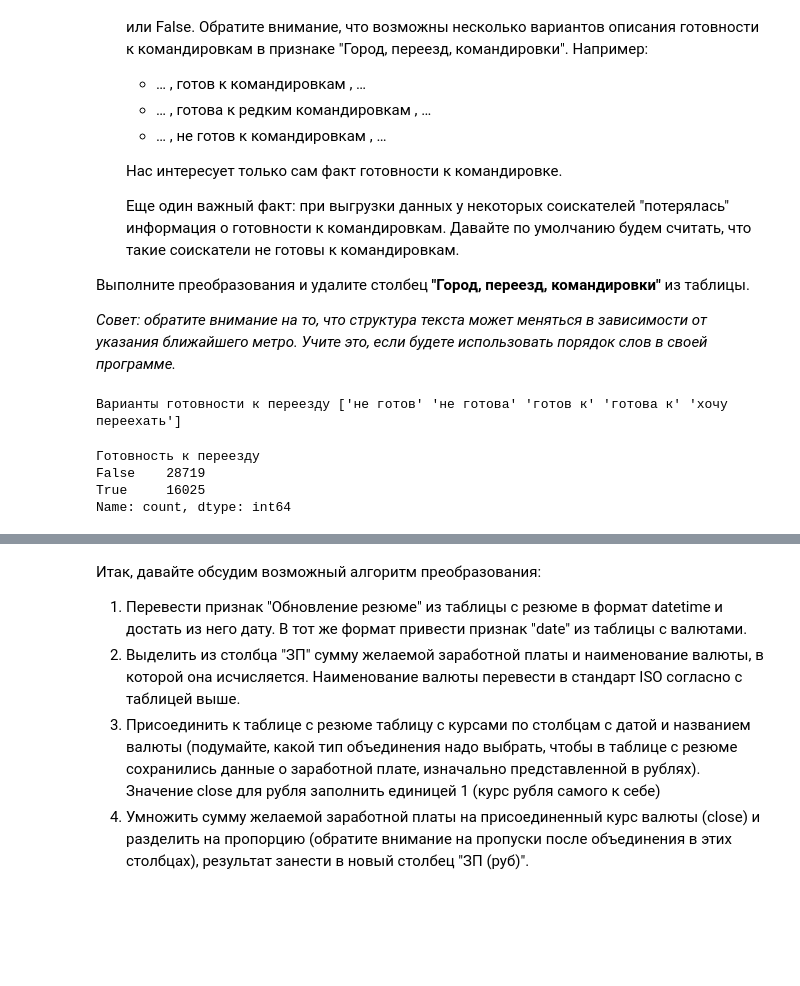
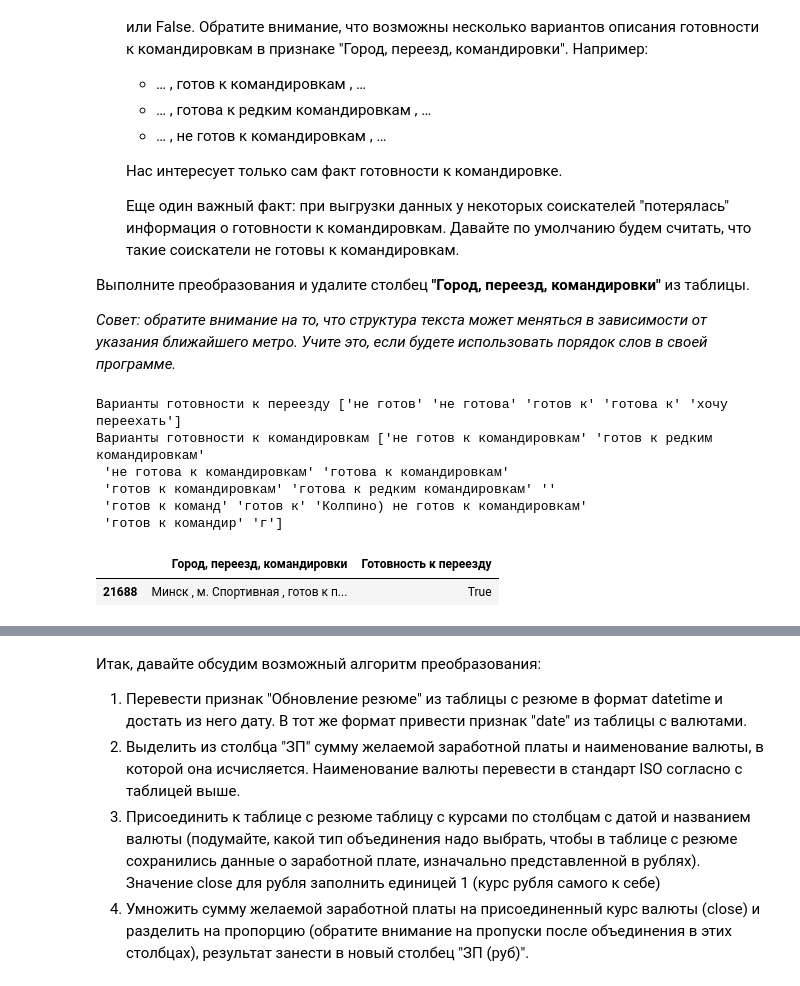
Before and after one commit to iTonyJah/DataScience, a Jupyter notebook: Edu/python_for_data_analysis/python_for_data_analysis_final_project.ipynb, the cells around one changed output, grey strips where cells are left out. Cells and saved outputs as stored; diff of their text form; code cells hidden in the pictures; blank space fills up the shorter version.

```diff
--- a/Edu/python_for_data_analysis/python_for_data_analysis_final_project.ipynb
+++ b/Edu/python_for_data_analysis/python_for_data_analysis_final_project.ipynb
@@ -100,9 +100,9 @@ df.describe()
 # %%
 df = data.copy()
 # %%
-def get_select(selection, splitby=' ', column_start=0, column_end=None, mapto=None, slice_shift=0):
+def get_select(selection, splitby=' ', column_start=0, column_end=None, mapto=None):
     selection_list = selection.split(splitby)
-    select = ' '.join(selection_list[(column_start+slice_shift):(column_end+slice_shift)])
+    select = ' '.join(selection_list[column_start:column_end])
     if mapto:
         select = mapto.get(select)
     return select
@@ -286,36 +286,43 @@ print("Медианный опыт работы (в месяцах) равен "
 # %%
 self_city = ['Москва', 'Санкт-Петербург',]
 million_cities = [
     'Новосибирск', 'Екатеринбург','Нижний Новгород', 'Казань', 'Челябинск', 'Омск', \
     'Самара', 'Ростов-на-Дону', 'Уфа', 'Красноярск', 'Пермь', 'Воронеж','Волгоград',
 ]
 
 df['Город'] = df['Город, переезд, командировки'].apply(get_select, splitby=' , ', column_start=0, column_end=1,)
 df['Город'] = df['Город'].apply(lambda x: x if x in self_city else 'город-миллионник' if x in million_cities else 'другие')
 
+# заведём временный признак для выделения строк с метро
 df['is_subway'] = df['Город, переезд, командировки'].apply(get_select, splitby=' , ', column_start=1, column_end=2,)
 df.is_subway = df.is_subway.str.contains('перее') == False
 
-temp = df['Город, переезд, командировки'][df.is_subway == True].apply(get_select, splitby=' , ', column_start=2, column_end=3)
-df['temp'] = temp
-temp = df['Город, переезд, командировки'][df.is_subway == False].apply(get_select, splitby=' , ', column_start=1, column_end=2)
-df['temp2'] = temp
+df['temp'] = df['Город, переезд, командировки'][df.is_subway == True].apply(get_select, splitby=' , ', column_start=2, column_end=3)
+df['temp2'] = df['Город, переезд, командировки'][df.is_subway == False].apply(get_select, splitby=' , ', column_start=1, column_end=2)
 df['temp'] = df['temp'].fillna(df['temp2'])
-df = df.drop('temp2', axis='columns')
-df = df.drop('is_subway', axis='columns')
+df.temp2 = None
 df.temp = df.temp.apply(get_select, splitby=' ', column_start=0, column_end=2,)
 print("Варианты готовности к переезду", df.temp.unique())
 ready_for_relocation = {'готов к', 'готова к', 'хочу переехать'}
 df.temp = df.temp.apply(lambda x: True if x in ready_for_relocation else False)
 df['Готовность к переезду'] = df.temp
-df = df.drop('temp', axis='columns')
-df['Готовность к переезду'].value_counts()
+df.temp = None
+
+df['temp'] = df['Город, переезд, командировки'][df.is_subway == True].apply(get_select, splitby=' , ', column_start=3,)
+df['temp2'] = df['Город, переезд, командировки'][df.is_subway == False].apply(get_select, splitby=' , ', column_start=2)
+df['temp'] = df['temp'].fillna(df['temp2'])
+print('Варианты готовности к командировкам', df.temp.unique())
+with pd.option_context('display.max_colwidth', None, 'display.max_columns', None, 'display.max_rows', None):
+    display(df[df.temp == 'готов к командир'][['Город, переезд, командировки', 'Готовность к переезду']])
 # %% [output]
 Варианты готовности к переезду ['не готов' 'не готова' 'готов к' 'готова к' 'хочу переехать']
+Варианты готовности к командировкам ['не готов к командировкам' 'готов к редким командировкам'
+ 'не готова к командировкам' 'готова к командировкам'
+ 'готов к командировкам' 'готова к редким командировкам' ''
+ 'готов к команд' 'готов к' 'Колпино) не готов к командировкам'
+ 'готов к командир' 'г']
-Готовность к переезду
-False    28719
-True     16025
-Name: count, dtype: int64
+|  | Город, переезд, командировки | Готовность к переезду |
+| 21688 | Минск , м. Спортивная , готов к п... | True |
 # %% [markdown]
 5. Рассмотрим поближе признаки **"Занятость"** и **"График"**. Сейчас признаки представляют собой набор категорий желаемой занятости (полная занятость, частичная занятость, проектная работа, волонтерство, стажировка) и желаемого графика работы (полный день, сменный график, гибкий график, удаленная работа, вахтовый метод).
 На сайте hh.ru соискатель может указывать различные комбинации данных категорий, например:
```
